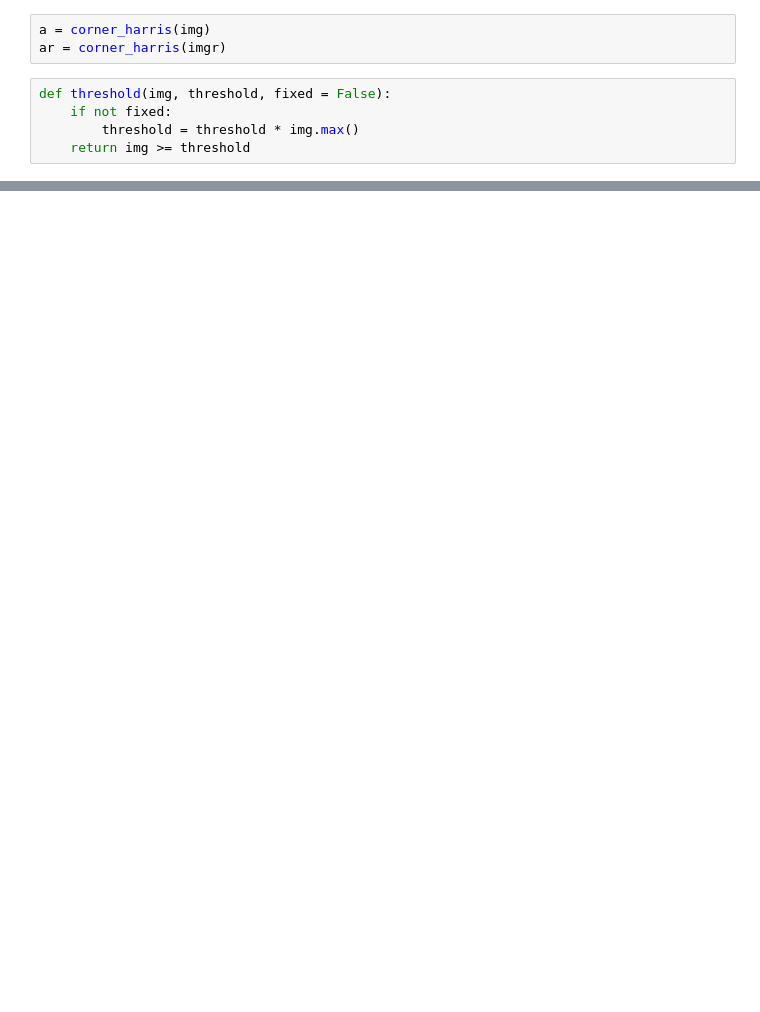
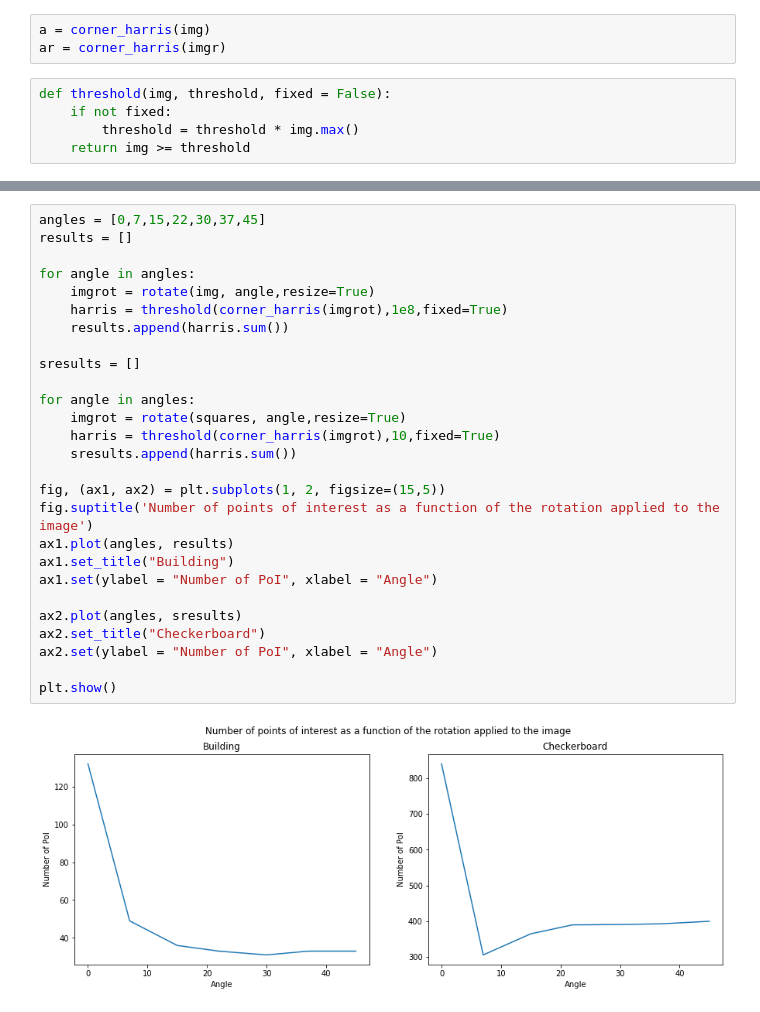
Before and after one commit to Xyouz/3dvision, a Jupyter notebook: Harris/dufraisse.ipynb, the cells around one changed output, grey strips where cells are left out. Drawn from its saved outputs; the diff is of its cells as text; blank space fills up the shorter version.

```diff
--- a/Harris/dufraisse.ipynb
+++ b/Harris/dufraisse.ipynb
@@ -40,0 +50,29 @@ plt.show()
+# %%
+angles = [0,7,15,22,30,37,45]
+results = []
+
+for angle in angles:
+    imgrot = rotate(img, angle,resize=True)
+    harris = threshold(corner_harris(imgrot),1e8,fixed=True)
+    results.append(harris.sum())
+
+sresults = []
+
+for angle in angles:
+    imgrot = rotate(squares, angle,resize=True)
+    harris = threshold(corner_harris(imgrot),10,fixed=True)
+    sresults.append(harris.sum())
+
+fig, (ax1, ax2) = plt.subplots(1, 2, figsize=(15,5))
+fig.suptitle('Number of points of interest as a function of the rotation applied to the image')
+ax1.plot(angles, results)
+ax1.set_title("Building")
+ax1.set(ylabel = "Number of PoI", xlabel = "Angle")
+
+ax2.plot(angles, sresults)
+ax2.set_title("Checkerboard")
+ax2.set(ylabel = "Number of PoI", xlabel = "Angle")
+
+plt.show()
+# %% [output]
+[figure, added]
```
Also changed, not shown: parts of 31 cells of this notebook.
